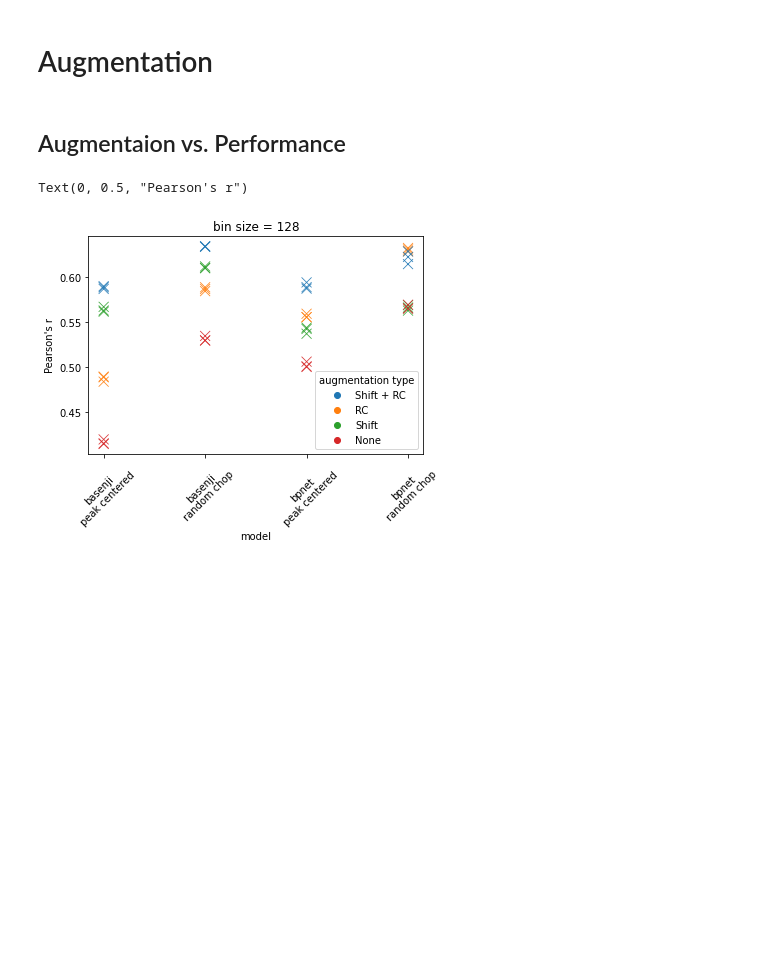
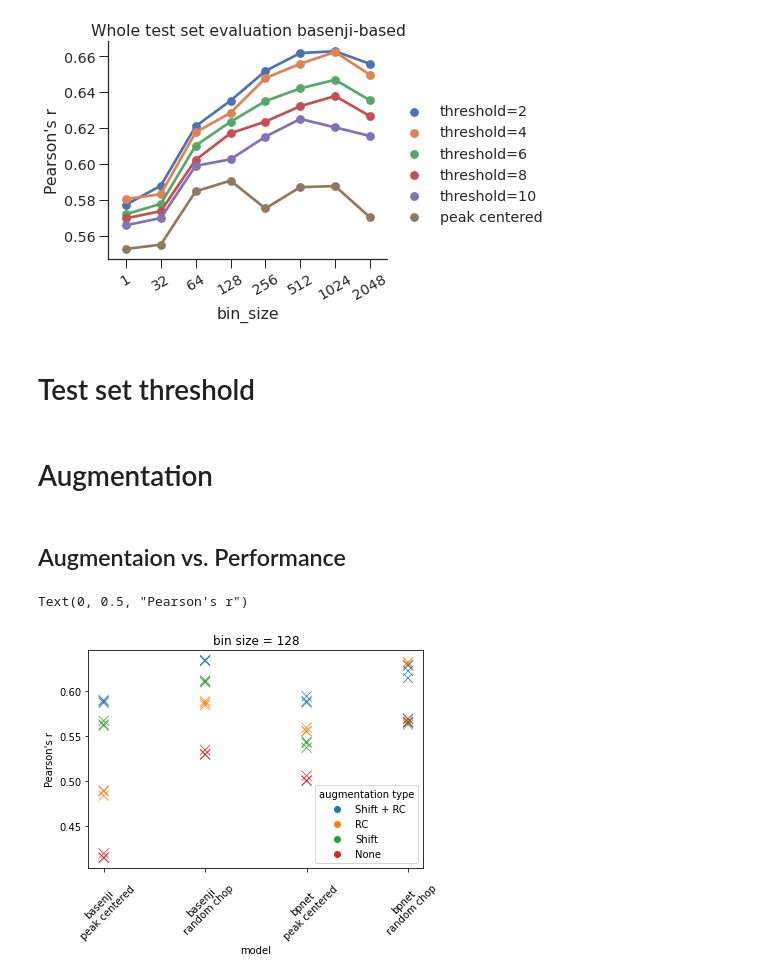
Before and after one commit to amberT15/QuantPred, a Jupyter notebook: Paper_result_compile.ipynb, the cells around one changed output. Cells and saved outputs as stored; diff of their text form; code cells hidden in the pictures; blank space fills up the shorter version.

```diff
--- a/Paper_result_compile.ipynb
+++ b/Paper_result_compile.ipynb
@@ -0,0 +133,50 @@
+# %%
+trainset_results = pd.read_csv('/mnt/31dac31c-c4e2-4704-97bd-0788af37c5eb/model_evaluations/trainset_threshold.csv')
+
+dataset_label = {'peak_centered': 'peak centered',
+                'random_chop': 'threshold=2',
+                 'threshold_4':'threshold=4',
+                 'threshold_6':'threshold=6',
+                 'threshold_8':'threshold=8',
+                'threshold_10':'threshold=10'}
+trainset_results['dataset'] = [dataset_label[d.split('/i_3072')[0].split('/')[-1]] for d in trainset_results['data_dir'].values]
+
+testset_type='whole'
+whole_raw_results = trainset_results[(trainset_results['pred type']=='raw')&
+                                    (trainset_results['eval type']==testset_type)]
+
+metrics = whole_raw_results.groupby(['bin_size', 'dataset']).mean().reset_index()
+descriptions = whole_raw_results.iloc[:,8:]
+avg_metrics_per_run = metrics.merge(descriptions,how='left', on=['bin_size', 'dataset']).drop_duplicates(subset=['bin_size','dataset','eval type'])
+# %%
+sns.set(font_scale=1.3)
+sns.set_style(style='white')
+plt.rcParams['xtick.major.size'] = 9
+plt.rcParams['xtick.major.width'] = 1
+
+plt.rcParams['ytick.major.size'] = 9
+plt.rcParams['ytick.major.width'] = 1
+plt.rcParams['xtick.bottom'] = True
+plt.rcParams['ytick.left'] = True
+fig, ax = plt.subplots(1,1, figsize=[5,4])
+testset_types = ['whole', 'idr']
+titles = ['Whole', 'IDR']
+metric = {'Pearson\'s r':'pr_corr'}
+
+sns.pointplot(data=avg_metrics_per_run,
+              x='bin_size', y=list(metric.values())[0], hue='dataset', ax=ax,
+              hue_order=['threshold=2', 'threshold=4', 'threshold=6', 'threshold=8',
+                         'threshold=10','peak centered'] )
+
+ax.set_title('Whole test set evaluation basenji-based')
+plt.legend(loc='lower center',bbox_to_anchor=(1.3,0.1),frameon=False)
+ax.spines['top'].set_visible(False)
+ax.spines['right'].set_visible(False)
+
+ax.set_ylabel(list(metric.keys())[0]);
+
+plt.xticks(rotation=30);
+# %% [output]
+[figure, added]
+# %% [markdown]
+# Test set threshold
```
Also changed, not shown: parts of 14 cells of this notebook.
